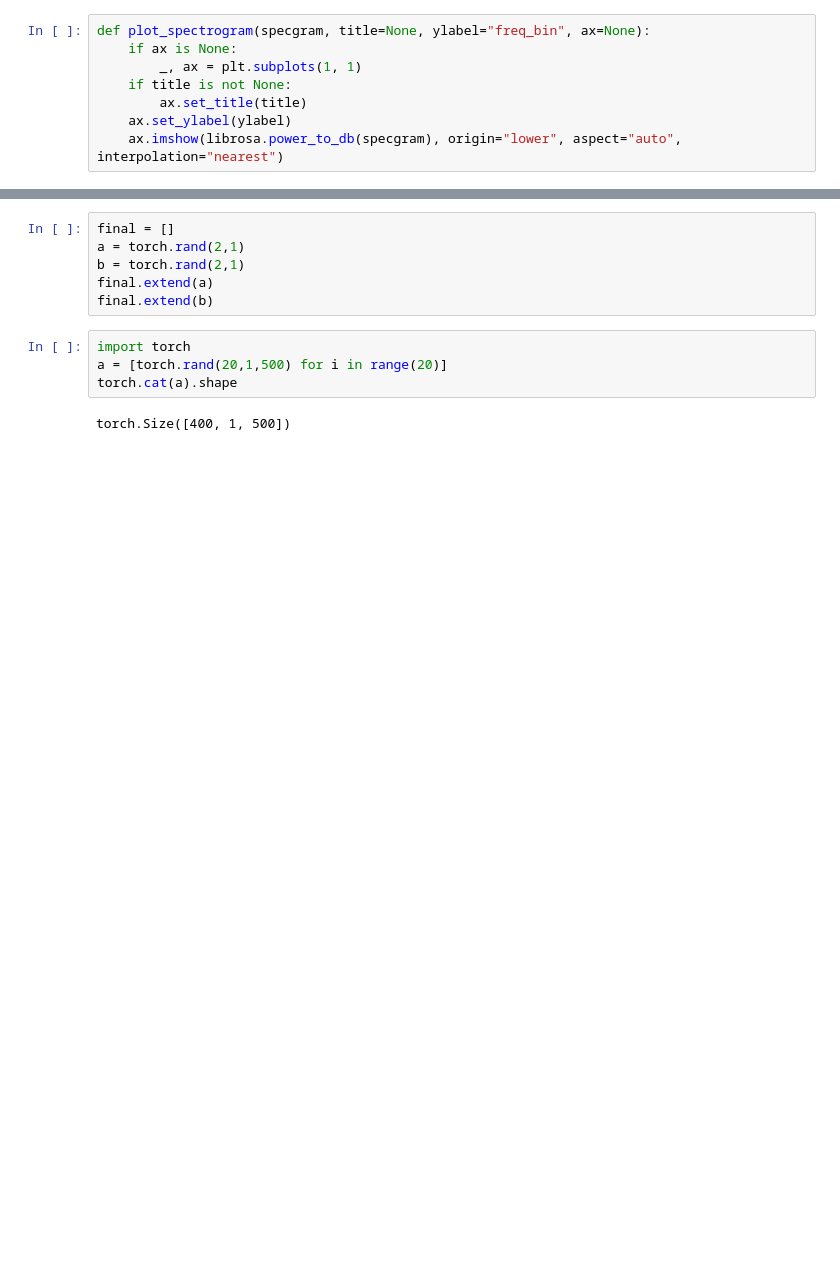
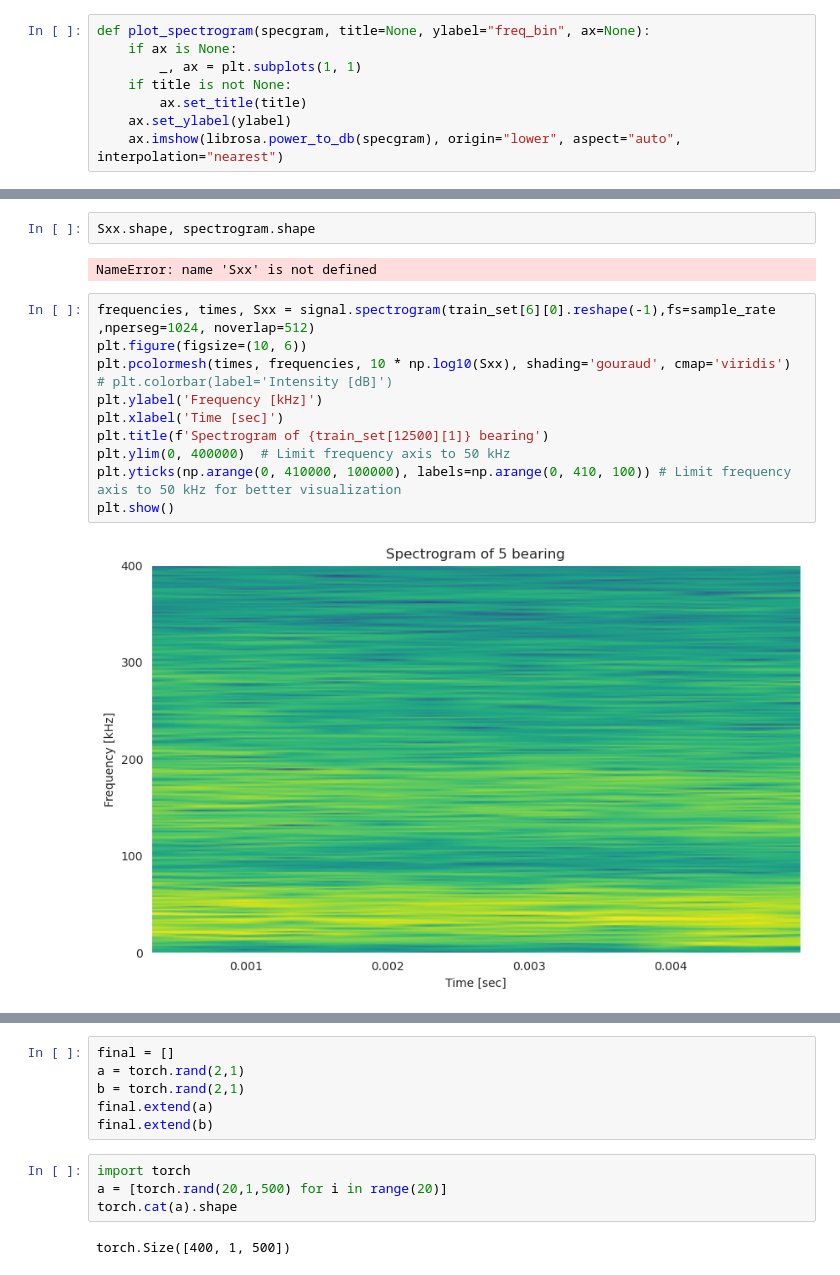
Before and after one commit to VojtasekP/Bachelor-project, a Jupyter notebook: Project/sklearn_models.ipynb, the cells around one changed output, grey strips where cells are left out. Saved outputs shown, nothing was run; the diff lists cells and outputs as text; blank space fills up the shorter version.

```diff
--- a/Project/sklearn_models.ipynb
+++ b/Project/sklearn_models.ipynb
@@ -435,0 +126,17 @@ neuro_net.close_writer()
+# %%
+Sxx.shape, spectrogram.shape
+# %% [output]
+NameError: name 'Sxx' is not defined
+# %%
+frequencies, times, Sxx = signal.spectrogram(train_set[6][0].reshape(-1),fs=sample_rate ,nperseg=1024, noverlap=512)
+plt.figure(figsize=(10, 6))
+plt.pcolormesh(times, frequencies, 10 * np.log10(Sxx), shading='gouraud', cmap='viridis')
+# plt.colorbar(label='Intensity [dB]')
+plt.ylabel('Frequency [kHz]')
+plt.xlabel('Time [sec]')
+plt.title(f'Spectrogram of {train_set[12500][1]} bearing')
+plt.ylim(0, 400000)  # Limit frequency axis to 50 kHz
+plt.yticks(np.arange(0, 410000, 100000), labels=np.arange(0, 410, 100)) # Limit frequency axis to 50 kHz for better visualization
+plt.show()
+# %% [output]
+[figure, added]
```
Also changed, not shown: parts of 27 cells of this notebook, 5 other files.
